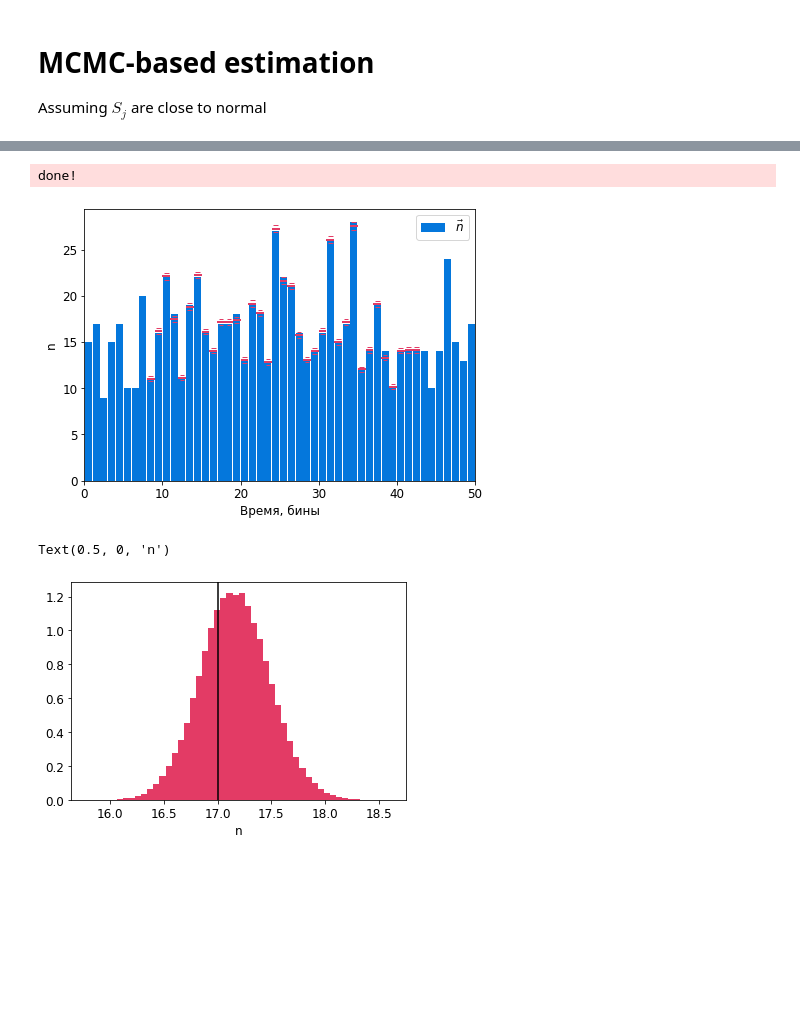
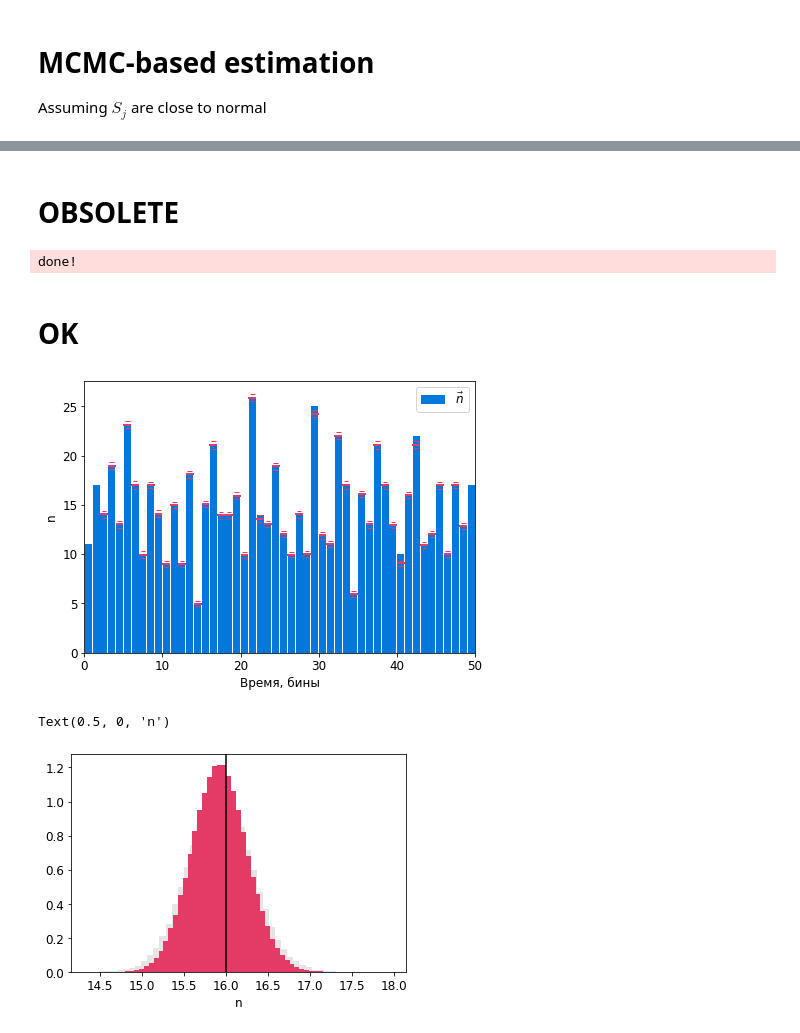
Before and after one commit to nj-vs-vh/master-thesis, a Jupyter notebook: notebooks/method.ipynb, the cells around one changed output, grey strips where cells are left out. Cells and saved outputs as stored; diff of their text form; code cells hidden in the pictures; blank space fills up the shorter version.

Commit message:
MCMC troubles pt.1

```diff
--- a/notebooks/method.ipynb
+++ b/notebooks/method.ipynb
@@ -135,0 +116,9 @@ loglike(n_vec_estimation)
+# %%
+n_min = np.zeros_like(n_vec)
+n_max = n_vec * 100
+
+def logposterior(n_vec):
+    """Simple wrapper around loglike providing basic bounds for n_vec"""
+    if np.any(np.logical_or(n_vec < n_min, n_vec > n_max)):
+        return - np.inf
+    return loglike(n_vec)
@@ -135,0 +127,2 @@ loglike(n_vec_estimation)
+# %%
+N, tau, sample = mcmc.get_posterior_sample(logposterior, n_vec_estimation, stats.L, True)
@@ -136,3 +136,5 @@ loglike(n_vec_estimation)
+# %% [markdown]
+# OBSOLETE
 # %%
 # see https://emcee.readthedocs.io/en/stable/user/sampler/
 
@@ -145,28 +147,31 @@ n_walkers = 128
 spread_from_estimation = 3  # from n_vec_estimation
 n_starting_points = np.tile(n_vec_estimation, (n_walkers, 1)) + rng.normal(scale=spread_from_estimation, size=(n_walkers, N))
 
-sampler = emcee.EnsembleSampler(n_walkers, N, loglike)
+sampler = emcee.EnsembleSampler(n_walkers, N, logposterior)
 # %%
-sampler.run_mcmc(n_starting_points, 50000)
+sampler.run_mcmc(n_starting_points, 10000)
+sample = sampler.get_chain(flat=True)
 
 print('done!')
 # %% [output]
 done!
+# %% [markdown]
+# OK
 # %%
-sample = sampler.get_chain(flat=True, discard=20000, thin=5)
-
 plots.plot_bayesian_mean_estimation(n_vec, sample, stats.L)
 # %% [output]
-[figure, old version]
+[figure, new version]
 # %%
 fig, ax =  plt.subplots()
 
-ibin = 18
+burn_in = int(0.3 * sample.shape[0])
+ibin = 19
 
-ax.hist(sample[:, ibin], bins=50, density=True, color='#e33b65')
+ax.hist(sample[:burn_in, ibin], bins=50, density=True, color='black', alpha=0.1)
+ax.hist(sample[burn_in:, ibin], bins=50, density=True, color='#e33b65')
 ax.axvline(n_vec[ibin], color='black')
 
 ax.set_xlabel('n')
 # %% [output]
 Text(0.5, 0, 'n')
-[figure, old version]
+[figure, new version]
```
Also changed, not shown: parts of 13 cells of this notebook, 5 other files.
